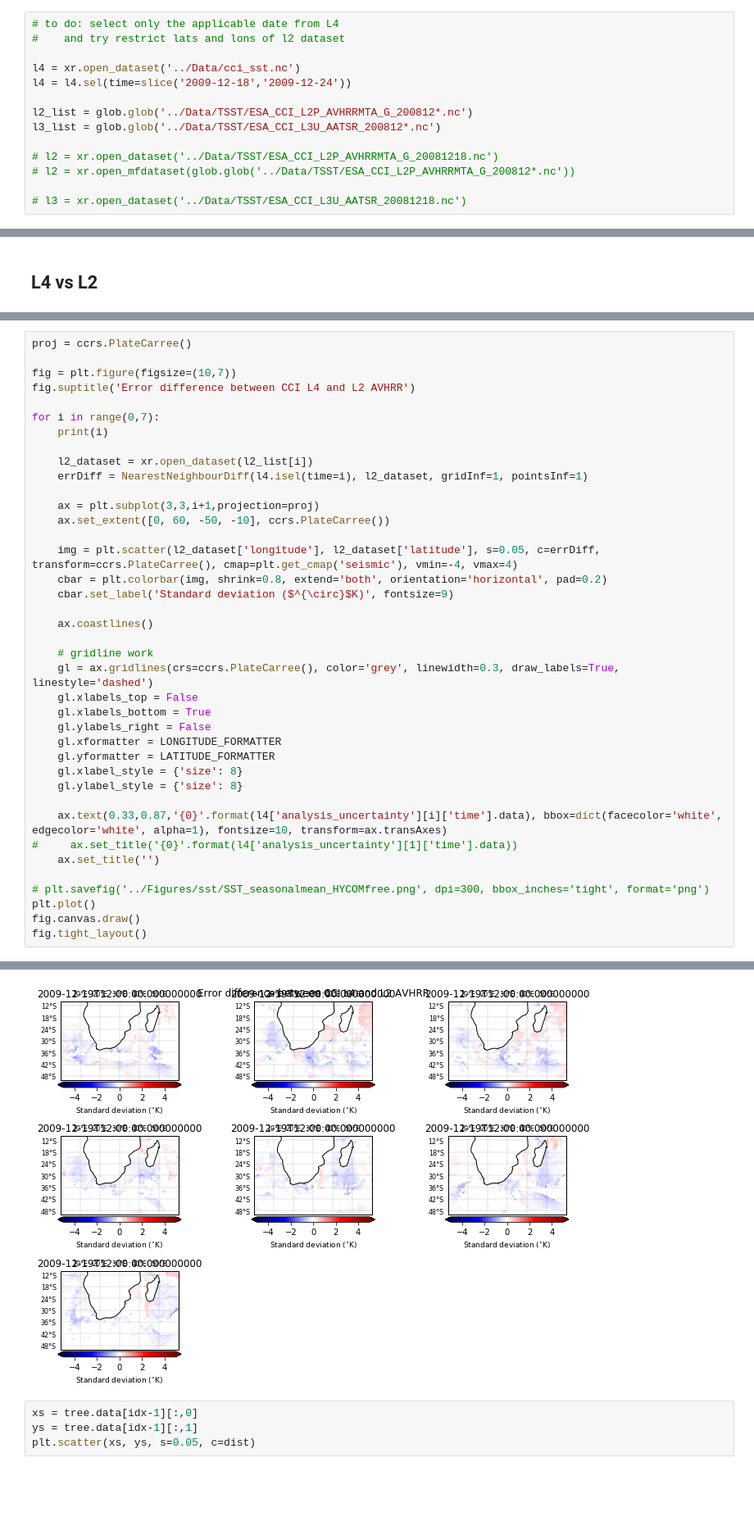
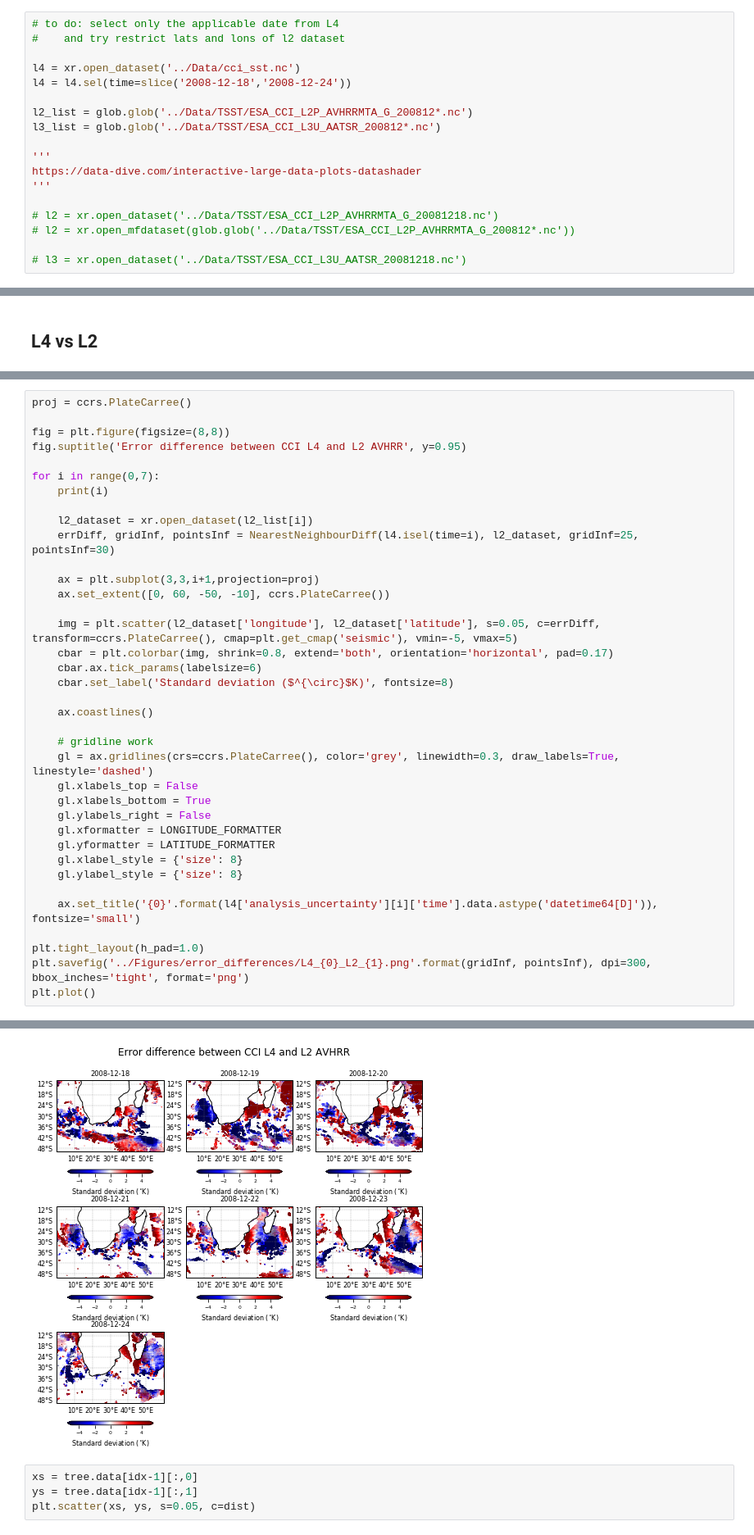
Before and after one commit to HarryLuyt/paper1_scripts, a Jupyter notebook: Scripts/CCI_L4vsTSST.ipynb, the cells around one changed output, grey strips where cells are left out. Shown at 82% size. Saved outputs shown, nothing was run; the diff lists cells and outputs as text; blank space fills up the shorter version.

```diff
--- a/Scripts/CCI_L4vsTSST.ipynb
+++ b/Scripts/CCI_L4vsTSST.ipynb
@@ -16,10 +16,14 @@ plt.rcParams['axes.facecolor']='white'
 #    and try restrict lats and lons of l2 dataset
 
 l4 = xr.open_dataset('../Data/cci_sst.nc')
-l4 = l4.sel(time=slice('2009-12-18','2009-12-24'))
+l4 = l4.sel(time=slice('2008-12-18','2008-12-24'))
 
 l2_list = glob.glob('../Data/TSST/ESA_CCI_L2P_AVHRRMTA_G_200812*.nc')
 l3_list = glob.glob('../Data/TSST/ESA_CCI_L3U_AATSR_200812*.nc')
+
+'''
+https://data-dive.com/interactive-large-data-plots-datashader
+'''
 
 # l2 = xr.open_dataset('../Data/TSST/ESA_CCI_L2P_AVHRRMTA_G_20081218.nc')
 # l2 = xr.open_mfdataset(glob.glob('../Data/TSST/ESA_CCI_L2P_AVHRRMTA_G_200812*.nc'))
@@ -248,21 +225,22 @@ def NearestNeighbourDiff(grid, points, gridInf=1, pointsInf=1):
 # %%
 proj = ccrs.PlateCarree()
 
-fig = plt.figure(figsize=(10,7))
-fig.suptitle('Error difference between CCI L4 and L2 AVHRR')
+fig = plt.figure(figsize=(8,8))
+fig.suptitle('Error difference between CCI L4 and L2 AVHRR', y=0.95)
 
 for i in range(0,7):
     print(i)
 
     l2_dataset = xr.open_dataset(l2_list[i])
-    errDiff = NearestNeighbourDiff(l4.isel(time=i), l2_dataset, gridInf=1, pointsInf=1)
+    errDiff, gridInf, pointsInf = NearestNeighbourDiff(l4.isel(time=i), l2_dataset, gridInf=25, pointsInf=30)
 
     ax = plt.subplot(3,3,i+1,projection=proj)
     ax.set_extent([0, 60, -50, -10], ccrs.PlateCarree())
 
-    img = plt.scatter(l2_dataset['longitude'], l2_dataset['latitude'], s=0.05, c=errDiff, transform=ccrs.PlateCarree(), cmap=plt.get_cmap('seismic'), vmin=-4, vmax=4)
-    cbar = plt.colorbar(img, shrink=0.8, extend='both', orientation='horizontal', pad=0.2)
-    cbar.set_label('Standard deviation ($^{\circ}$K)', fontsize=9)
+    img = plt.scatter(l2_dataset['longitude'], l2_dataset['latitude'], s=0.05, c=errDiff, transform=ccrs.PlateCarree(), cmap=plt.get_cmap('seismic'), vmin=-5, vmax=5)
+    cbar = plt.colorbar(img, shrink=0.8, extend='both', orientation='horizontal', pad=0.17)
+    cbar.ax.tick_params(labelsize=6)
+    cbar.set_label('Standard deviation ($^{\circ}$K)', fontsize=8)
 
     ax.coastlines()
 
@@ -276,14 +254,11 @@ for i in range(0,7):
     gl.xlabel_style = {'size': 8}
     gl.ylabel_style = {'size': 8}
 
-    ax.text(0.33,0.87,'{0}'.format(l4['analysis_uncertainty'][i]['time'].data), bbox=dict(facecolor='white', edgecolor='white', alpha=1), fontsize=10, transform=ax.transAxes)
-#     ax.set_title('{0}'.format(l4['analysis_uncertainty'][1]['time'].data))
-    ax.set_title('')
+    ax.set_title('{0}'.format(l4['analysis_uncertainty'][i]['time'].data.astype('datetime64[D]')), fontsize='small')
 
-# plt.savefig('../Figures/sst/SST_seasonalmean_HYCOMfree.png', dpi=300, bbox_inches='tight', format='png')
+plt.tight_layout(h_pad=1.0)
+plt.savefig('../Figures/error_differences/L4_{0}_L2_{1}.png'.format(gridInf, pointsInf), dpi=300, bbox_inches='tight', format='png')
 plt.plot()
-fig.canvas.draw()
-fig.tight_layout()
 # %% [output]
 0
 Now building KDTree...
@@ -306,4 +281,4 @@ Tree query completed.
-[figure, old version]
+[figure, new version]
 # %%
 xs = tree.data[idx-1][:,0]
 ys = tree.data[idx-1][:,1]
```
Also changed, not shown: parts of 7 cells of this notebook.
